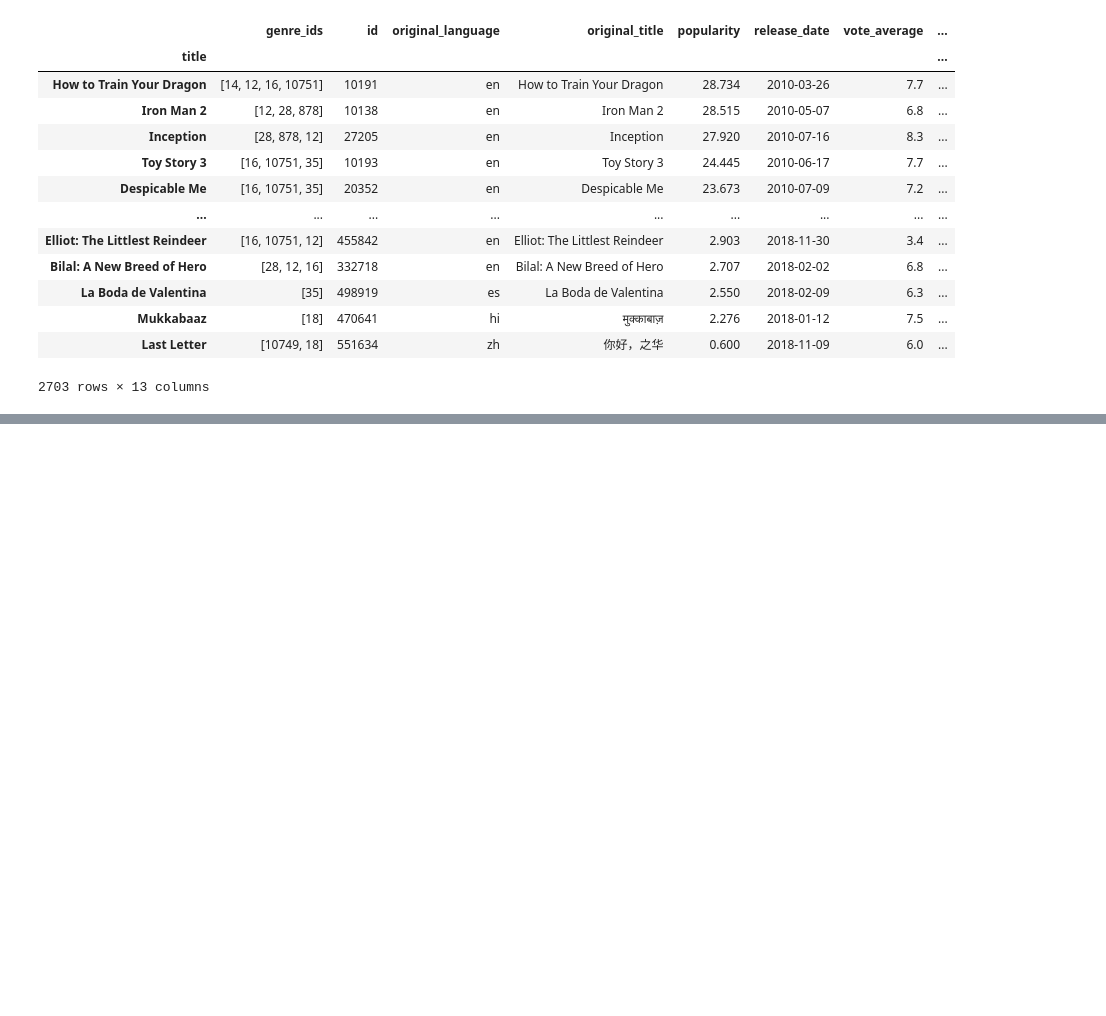
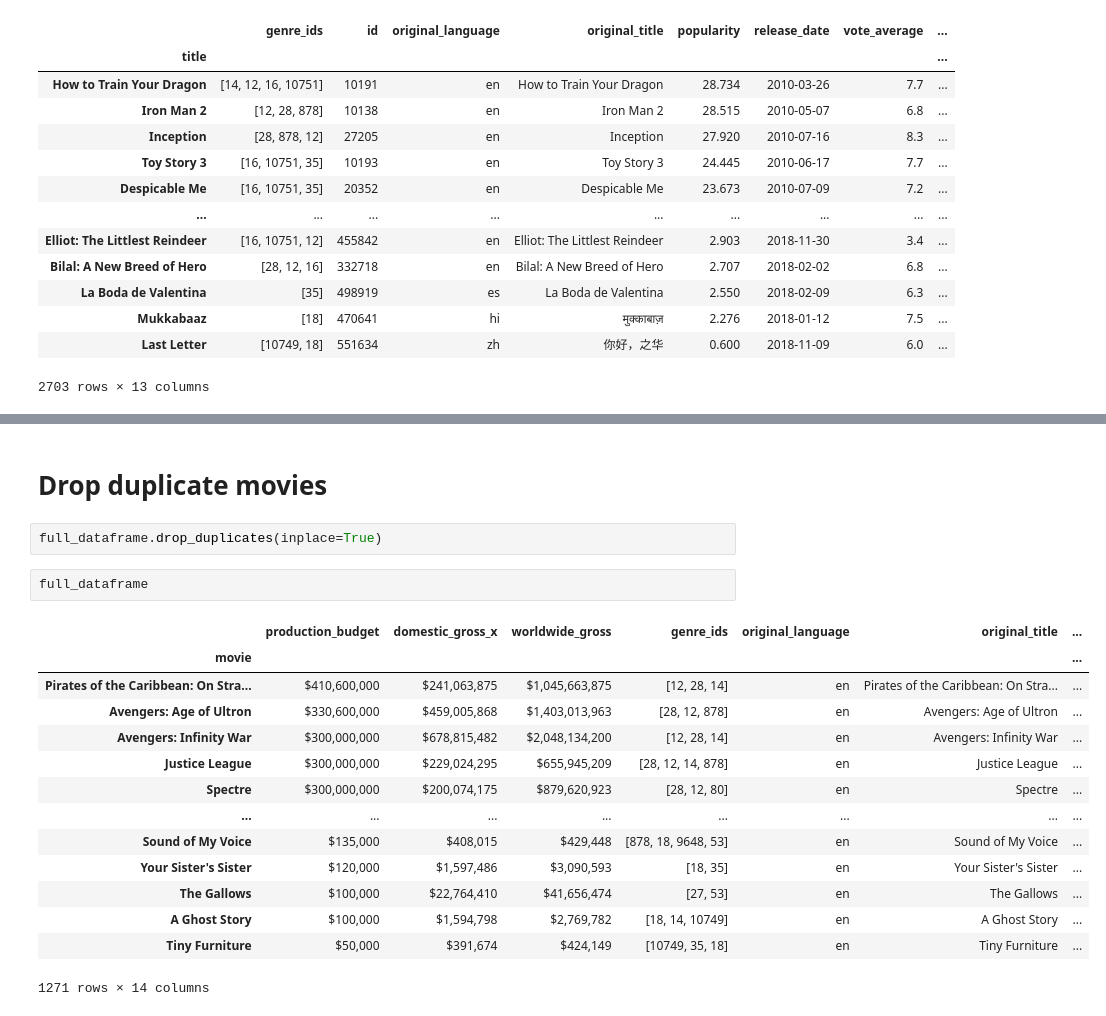
Before and after one commit to davidlebruce/movie_industry_project, a Jupyter notebook: bf_data_exp.ipynb, the cells around one changed output, grey strips where cells are left out. Cells and saved outputs as stored; diff of their text form; blank space fills up the shorter version.

```diff
--- a/bf_data_exp.ipynb
+++ b/bf_data_exp.ipynb
@@ -183,0 +273,21 @@ merge_compare_df
+# %% [markdown]
+# Drop duplicate movies
+# %%
+full_dataframe.drop_duplicates(inplace=True)
+# %%
+full_dataframe
+# %% [output]
+|  | production_budget | domestic_gross_x | worldwide_gross | genre_ids | original_language | original_title | ... |
+| movie |  |  |  |  |  |  | ... |
+| Pirates of the Caribbean: On Stra... | $410,600,000 | $241,063,875 | $1,045,663,875 | [12, 28, 14] | en | Pirates of the Caribbean: On Stra... | ... |
+| Avengers: Age of Ultron | $330,600,000 | $459,005,868 | $1,403,013,963 | [28, 12, 878] | en | Avengers: Age of Ultron | ... |
+| Avengers: Infinity War | $300,000,000 | $678,815,482 | $2,048,134,200 | [12, 28, 14] | en | Avengers: Infinity War | ... |
+| Justice League | $300,000,000 | $229,024,295 | $655,945,209 | [28, 12, 14, 878] | en | Justice League | ... |
+| Spectre | $300,000,000 | $200,074,175 | $879,620,923 | [28, 12, 80] | en | Spectre | ... |
+| ... | ... | ... | ... | ... | ... | ... | ... |
+| Sound of My Voice | $135,000 | $408,015 | $429,448 | [878, 18, 9648, 53] | en | Sound of My Voice | ... |
+| Your Sister's Sister | $120,000 | $1,597,486 | $3,090,593 | [18, 35] | en | Your Sister's Sister | ... |
+| The Gallows | $100,000 | $22,764,410 | $41,656,474 | [27, 53] | en | The Gallows | ... |
+| A Ghost Story | $100,000 | $1,594,798 | $2,769,782 | [18, 14, 10749] | en | A Ghost Story | ... |
+| Tiny Furniture | $50,000 | $391,674 | $424,149 | [10749, 35, 18] | en | Tiny Furniture | ... |
+1271 rows × 14 columns
```
Also changed, not shown: parts of 15 cells of this notebook.
